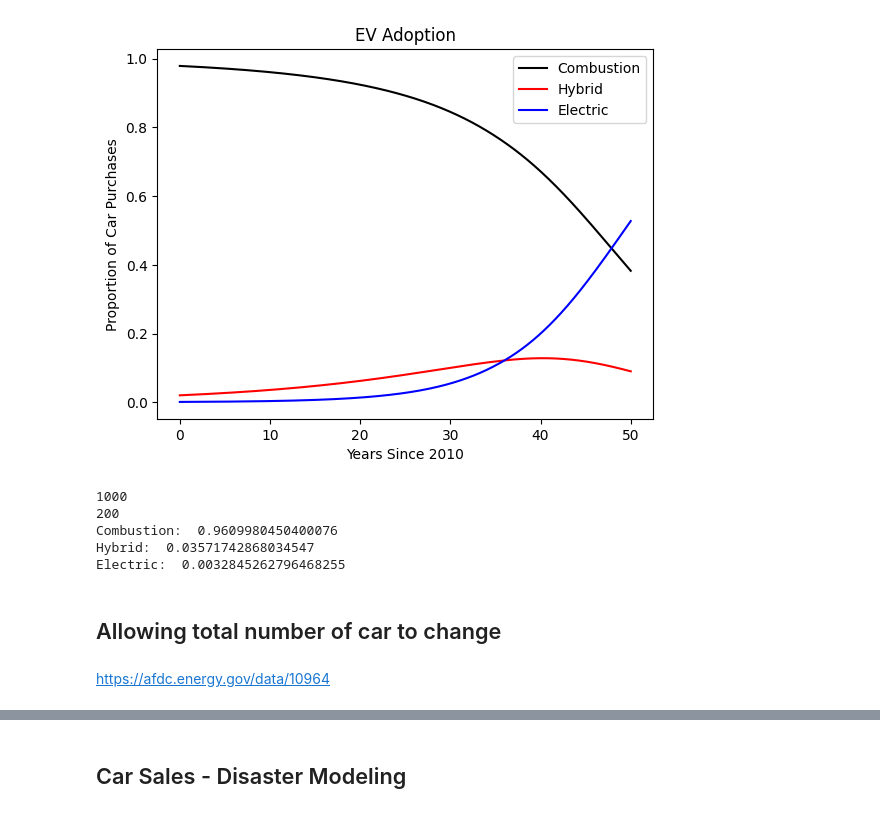
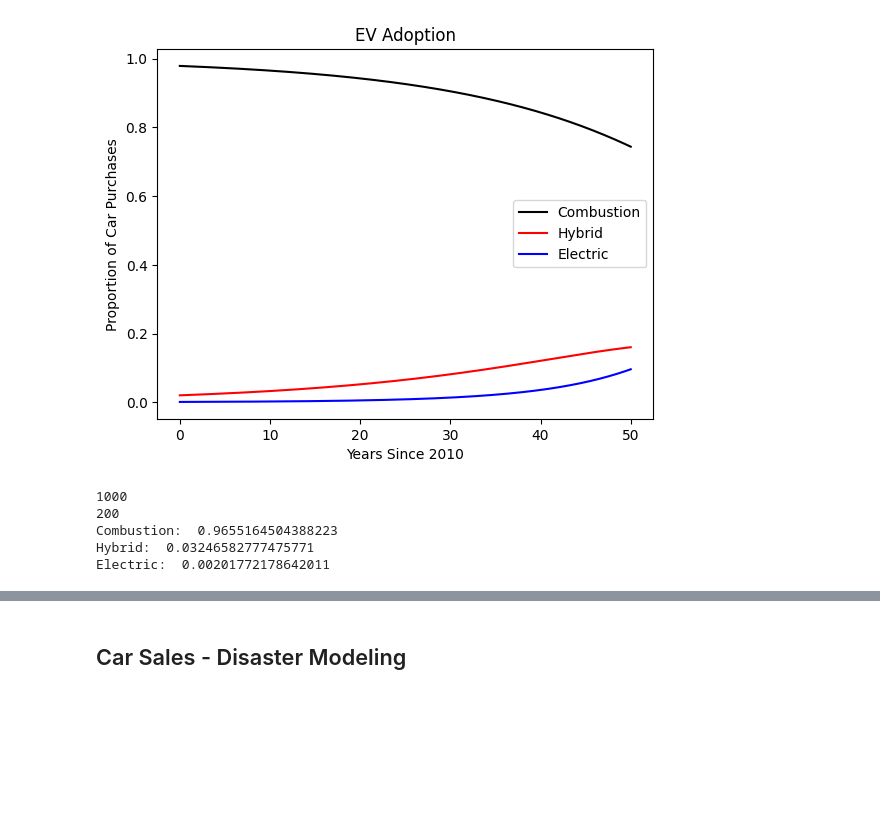
Before and after one commit to binDebug3/EVAdoption, a Jupyter notebook: eliza.ipynb, the cells around one changed output, grey strips where cells are left out. Drawn from its saved outputs; the diff is of its cells as text; code cells hidden in the pictures; blank space fills up the shorter version.

```diff
--- a/eliza.ipynb
+++ b/eliza.ipynb
@@ -14,23 +14,23 @@ def model(t, cars, ch, he, ec, hc, eh, ce, c, h, e):
 
 # constants
 # Model 1
+ch = 0.15 # rate from combustion to hybrid
+he = 0.2 # rate from hybrid to electric
+ec = 0.01 # rate from electric to combustion
+hc = 0.1 # rate from hybrid to combustion
+eh = 0.01 # rate from electric to hybrid
+ce = 0.1 # rate from combustion to electric
+c = 0.0 # rate of new combustion
+h = 0.0 # rate of new hybrid
+e = 0.0 # rate of new electric
+
+# Model 2
 # ch = 0.15 # rate from combustion to hybrid
 # he = 0.2 # rate from hybrid to electric
 # ec = 0.01 # rate from electric to combustion
-# hc = 0.1 # rate from hybrid to combustion
+# hc = 0.09 # rate from hybrid to combustion
 # eh = 0.01 # rate from electric to hybrid
-# ce = 0.1 # rate from combustion to electric
-# c = 0.0 # rate of new combustion
-# h = 0.0 # rate of new hybrid
-# e = 0.0 # rate of new electric
-
-# Model 2
-ch = 0.15 # rate from combustion to hybrid
-he = 0.2 # rate from hybrid to electric
-ec = 0.01 # rate from electric to combustion
-hc = 0.09 # rate from hybrid to combustion
-eh = 0.01 # rate from electric to hybrid
-ce = 0.15 # rate from combustion to electric
+# ce = 0.15 # rate from combustion to electric
 
 # Model 3
 # ch = 0.15 # rate from combustion to hybrid
@@ -43,47 +43,41 @@ ce = 0.15 # rate from combustion to electric
 c = 0.0 # rate of new combustion
 h = 0.0 # rate of new hybrid
 e = 0.0 # rate of new electric
-
-
 
 # initial conditions
 C = 0.9792
 H = 0.02
 E = 0.0008
 
 # time points
 t0 = 0
 tf = 50
 
 # solve ODE
 sol = solve_ivp(model, [t0, tf], [C, H, E], args=(ch, he, ec, hc, eh, ce, c, h, e), t_eval=np.linspace(t0, tf, 1000))
 
 # plot
 plt.plot(sol.t, sol.y[0], label="Combustion", c="k")
 plt.plot(sol.t, sol.y[1], label="Hybrid", c="r")
 plt.plot(sol.t, sol.y[2], label="Electric", c="b")
 plt.title("EV Adoption")
 plt.xlabel("Years Since 2010")
 plt.ylabel("Proportion of Car Purchases")
 plt.legend()
 plt.show()
 
 # print values at t=10
 print(len(sol.y[0]))
 year = 2020
 time = int((year - 2010) * 1000 / tf)
 print(time)
 print("Combustion: ", sol.y[0][time])
 print("Hybrid: ", sol.y[1][time])
 print("Electric: ", sol.y[2][time])
 # %% [output]
-[figure, old version]
+[figure, new version]
 1000
 200
-Combustion:  0.9609980450400076
-Hybrid:  0.03571742868034547
-Electric:  0.0032845262796468255
+Combustion:  0.9655164504388223
+Hybrid:  0.03246582777475771
+Electric:  0.00201772178642011
-# %% [markdown]
-## Allowing total number of car to change
-# %% [markdown]
-https://afdc.energy.gov/data/10964
```
Also changed, not shown: parts of 5 cells of this notebook.
